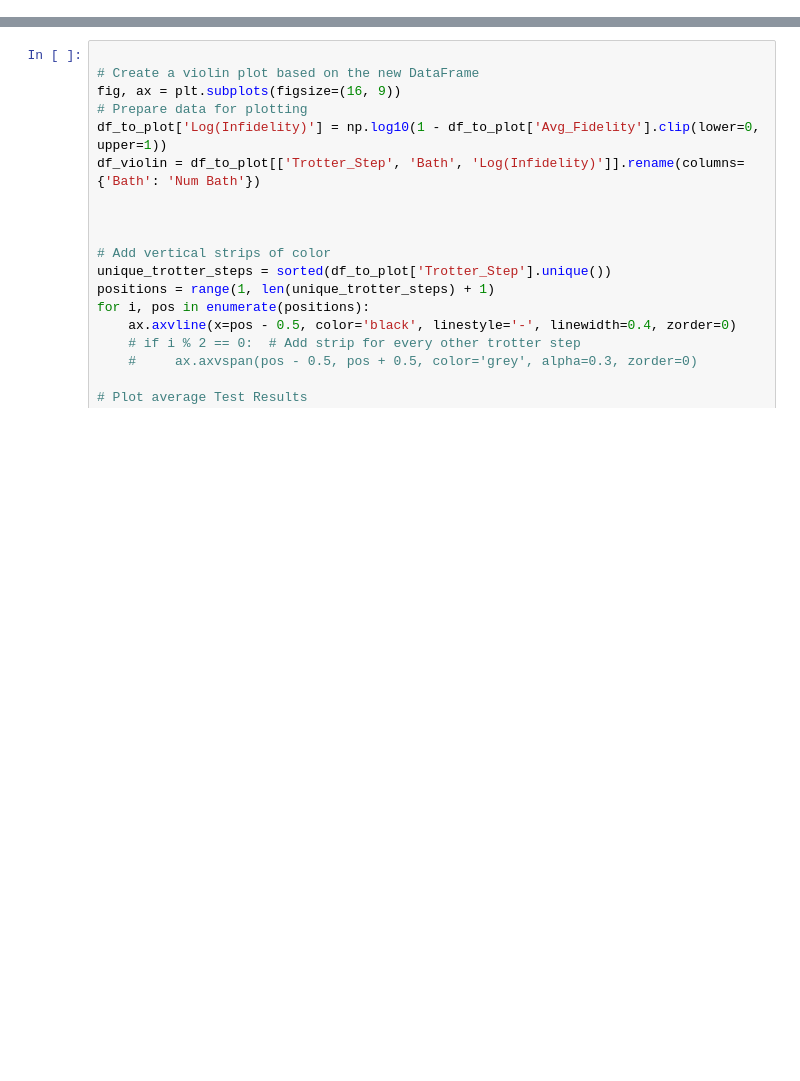
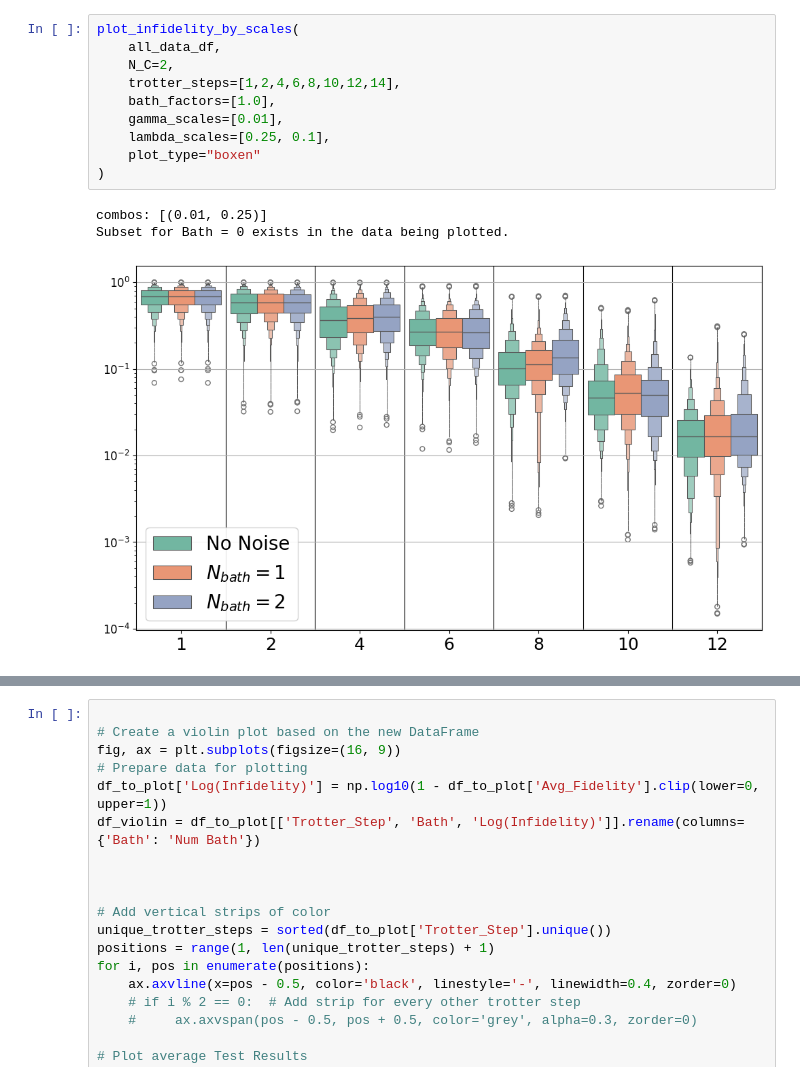
Before and after one commit to sophieblock/qrc, a Jupyter notebook: digital_noise.ipynb, the cells around one changed output, grey strips where cells are left out. Cells and saved outputs as stored; diff of their text form; blank space fills up the shorter version.

```diff
--- a/digital_noise.ipynb
+++ b/digital_noise.ipynb
@@ -388,0 +739,14 @@ Subset for Bath = 0 exists in the data being plotted.
+# %%
+plot_infidelity_by_scales(
+    all_data_df,
+    N_C=2,
+    trotter_steps=[1,2,4,6,8,10,12,14],
+    bath_factors=[1.0],
+    gamma_scales=[0.01],
+    lambda_scales=[0.25, 0.1],
+    plot_type="boxen"
+)
+# %% [output]
+combos: [(0.01, 0.25)]
+Subset for Bath = 0 exists in the data being plotted.
+[figure, added]
```
Also changed, not shown: parts of 10 cells of this notebook.
